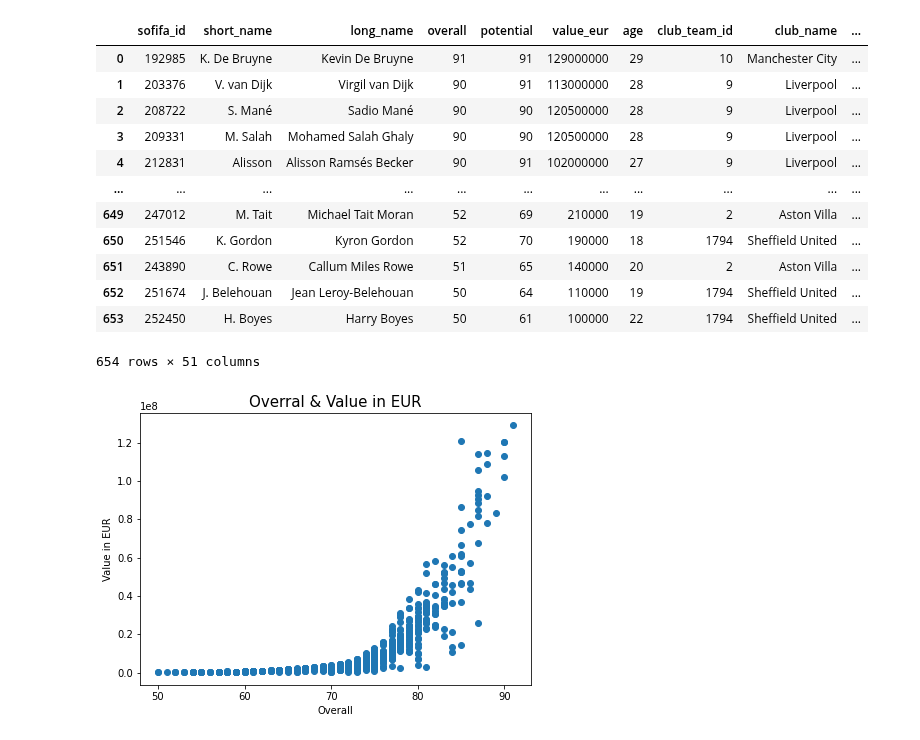
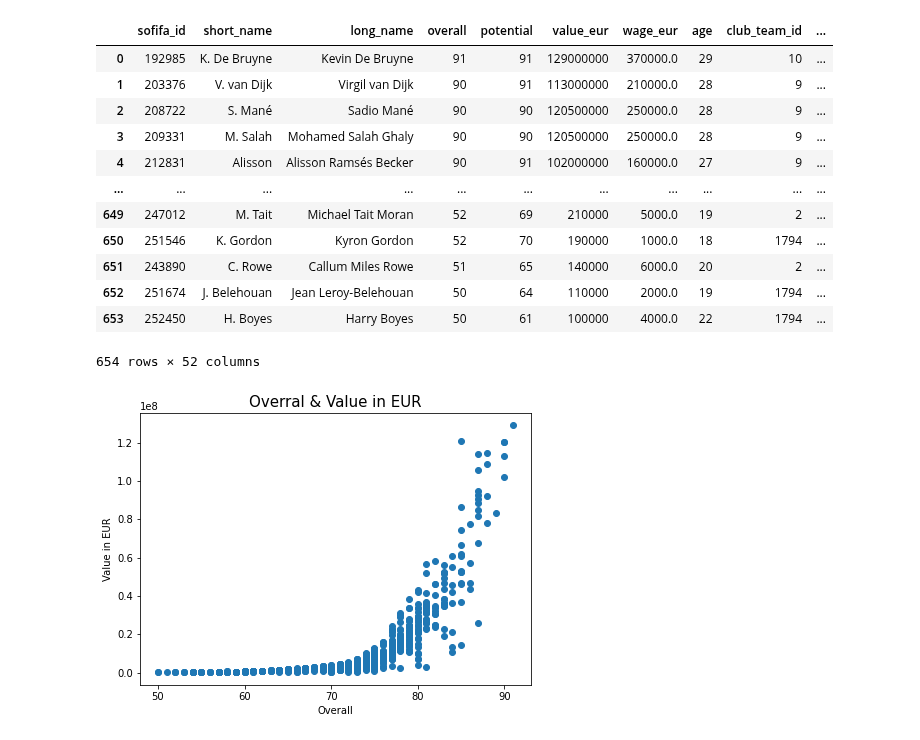
Before and after one commit to Giuliano99/Masterarbeit, a Jupyter notebook: Import Data.ipynb, the cells around one changed output. Cells and saved outputs as stored; diff of their text form; code cells hidden in the pictures.

```diff
--- a/Import Data.ipynb
+++ b/Import Data.ipynb
@@ -27,13 +29,15 @@ PL_21_22_xG = pd.read_csv('Data/other_years/E_21_22_xG.csv')
 PL_total = pd.concat([PL_18_19, PL_19_20, PL_20_21, PL_21_22])
 PL_total_xG = pd.concat([PL_18_19_xG, PL_19_20_xG, PL_20_21_xG, PL_21_22_xG])
 
+#remove unnecessary columns
 not_relevant_columns = ['BbOU','BbMx>2.5','BbAv>2.5','BbMx<2.5','B365>2.5','B365<2.5','P>2.5','P<2.5','Max>2.5','Max<2.5','Avg>2.5','Avg<2.5','BbAH','BbAHh','AHh','BbMxAHH','BbAvAHH','BbMxAHA','BbAvAHA','B365AHH','B365AHA','PAHH','PAHA','MaxAHH','MaxAHA','AvgAHH','AvgAHA','Time','MaxH','MaxD','MaxA','AvgH','AvgD','AvgA','B365CH','B365CD','B365CA','BWCH','BWCD','BWCA','IWCH','IWCD','IWCA','WHCH','WHCD','WHCA','VCCH','VCCD','VCCA','MaxCH','MaxCD','MaxCA','AvgCH','AvgCA','AvgCD','B365C>2.5','B365C<2.5','PC>2.5','PC<2.5','AHCh','B365CAHH','B365CAHA','PCAHH','PCAHA','MaxCAHH','MaxCAHA','AvgCAHH','AvgCAHA','BbAv<2.5','MaxC>2.5','MaxC<2.5','AvgC>2.5','AvgC<2.5']
 #reset index
 PL_total.drop( axis= 1, labels=not_relevant_columns, inplace=True)
 PL_total.reset_index(inplace=False, drop=True)
 PL_total['Date'] = pd.to_datetime(PL_total['Date'], dayfirst=True)
-#PL_total.replace('Man City', 'Manchester City', inplace=True)
+#update team names for merging
 PL_total.replace(['Man City', 'Man United', 'Cardiff', 'Leeds', 'Leicester','Newcastle', 'Norwich','Sheffield United'], ['Manchester City', 'Manchester Utd', 'Cardiff City', 'Leeds United', 'Leicester City','Newcastle Utd','Norwich City','Sheffield Utd'], inplace=True)
+PL_20_21.replace(['Man City', 'Man United', 'Cardiff', 'Leeds', 'Leicester','Newcastle', 'Norwich','Sheffield United'], ['Manchester City', 'Manchester Utd', 'Cardiff City', 'Leeds United', 'Leicester City','Newcastle Utd','Norwich City','Sheffield Utd'], inplace=True)
 
 #remove nan values and reset index
 PL_total_xG.drop(labels='Notes', axis=1, inplace=True)
@@ -47,9 +51,5 @@ PL_total_xG['ID'] = PL_total_xG['Date'].astype(str) + PL_total_xG ['Home'] + PL_
 #merge dataframes
 PL = pd.merge(PL_total, PL_total_xG, on='ID', how='left')
 
-
-#print (PL_total_xG.groupby(['Home']).mean())
-#print (PL_total.groupby(['HomeTeam']).mean())
-#PL_total
-PL
+PL_total
 # %% [output]
@@ -149,33 +119,34 @@ merged_gw_20_21
 # %%
 #import player ratings fifa
 players_fifa_21 = pd.read_csv('Data/2020-21/Players/players_fifa_21.csv')
 
 #delete not relevant information
-not_relevant_columns = ['player_positions','player_url','dob','wage_eur' , 'height_cm', 'weight_kg', 'league_level', 'club_loaned_from', 'club_joined', 'club_contract_valid_until', 'nationality_id', 'nationality_name', 'nation_team_id', 'nation_position', 'nation_jersey_number', 'preferred_foot', 'work_rate', 'body_type', 'real_face', 'release_clause_eur', 'player_tags', 'player_traits', 'goalkeeping_speed', 'ls','st','rs','lw','lf','cf','rf','rw','lam','cam','ram','lm','lcm','cm','rcm','rm','lwb','ldm','cdm','rdm','rwb','lb','lcb','cb','rcb','rb','gk','player_face_url','club_logo_url','club_flag_url','nation_logo_url', 'nation_flag_url','club_jersey_number','weak_foot','skill_moves','international_reputation']
+not_relevant_columns = ['player_positions','player_url','dob','height_cm', 'weight_kg', 'league_level', 'club_loaned_from', 'club_joined', 'club_contract_valid_until', 'nationality_id', 'nationality_name', 'nation_team_id', 'nation_position', 'nation_jersey_number', 'preferred_foot', 'work_rate', 'body_type', 'real_face', 'release_clause_eur', 'player_tags', 'player_traits', 'goalkeeping_speed', 'ls','st','rs','lw','lf','cf','rf','rw','lam','cam','ram','lm','lcm','cm','rcm','rm','lwb','ldm','cdm','rdm','rwb','lb','lcb','cb','rcb','rb','gk','player_face_url','club_logo_url','club_flag_url','nation_logo_url', 'nation_flag_url','club_jersey_number','weak_foot','skill_moves','international_reputation']
 players_fifa_21.drop( axis= 1, labels=not_relevant_columns, inplace=True)
 players_fifa_21.reset_index(inplace=False, drop=True)
 
 players_fifa_21.drop(players_fifa_21[players_fifa_21.league_name != 'English Premier League'].index, inplace=True)
 players_fifa_21.reset_index(inplace=True, drop=True)
 players_fifa_21 = players_fifa_21.astype({'value_eur':'int','club_team_id':'int'})
-#pd.to_numeric(players_fifa_21.value_eur)
+#update Team names for merge
+players_fifa_21.replace(['Wolverhampton Wanderers', 'Manchester United', 'West Bromwich Albion', 'West Ham United', 'Brighton & Hove Albion','Newcastle United', 'Tottenham Hotspur', 'Sheffield United'], ['Wolves', 'Manchester Utd', 'West Brom', 'West Ham', 'Brighton','Newcastle Utd', 'Tottenham', 'Sheffield Utd'], inplace=True)
 
 
 players_fifa_21
 # %% [output]
-|  | sofifa_id | short_name | long_name | overall | potential | value_eur | age | club_team_id | club_name | ... |
-| 0 | 192985 | K. De Bruyne | Kevin De Bruyne | 91 | 91 | 129000000 | 29 | 10 | Manchester City | ... |
-| 1 | 203376 | V. van Dijk | Virgil van Dijk | 90 | 91 | 113000000 | 28 | 9 | Liverpool | ... |
-| 2 | 208722 | S. Mané | Sadio Mané | 90 | 90 | 120500000 | 28 | 9 | Liverpool | ... |
-| 3 | 209331 | M. Salah | Mohamed Salah Ghaly | 90 | 90 | 120500000 | 28 | 9 | Liverpool | ... |
-| 4 | 212831 | Alisson | Alisson Ramsés Becker | 90 | 91 | 102000000 | 27 | 9 | Liverpool | ... |
+|  | sofifa_id | short_name | long_name | overall | potential | value_eur | wage_eur | age | club_team_id | ... |
+| 0 | 192985 | K. De Bruyne | Kevin De Bruyne | 91 | 91 | 129000000 | 370000.0 | 29 | 10 | ... |
+| 1 | 203376 | V. van Dijk | Virgil van Dijk | 90 | 91 | 113000000 | 210000.0 | 28 | 9 | ... |
+| 2 | 208722 | S. Mané | Sadio Mané | 90 | 90 | 120500000 | 250000.0 | 28 | 9 | ... |
+| 3 | 209331 | M. Salah | Mohamed Salah Ghaly | 90 | 90 | 120500000 | 250000.0 | 28 | 9 | ... |
+| 4 | 212831 | Alisson | Alisson Ramsés Becker | 90 | 91 | 102000000 | 160000.0 | 27 | 9 | ... |
 | ... | ... | ... | ... | ... | ... | ... | ... | ... | ... | ... |
-| 649 | 247012 | M. Tait | Michael Tait Moran | 52 | 69 | 210000 | 19 | 2 | Aston Villa | ... |
-| 650 | 251546 | K. Gordon | Kyron Gordon | 52 | 70 | 190000 | 18 | 1794 | Sheffield United | ... |
-| 651 | 243890 | C. Rowe | Callum Miles Rowe | 51 | 65 | 140000 | 20 | 2 | Aston Villa | ... |
-| 652 | 251674 | J. Belehouan | Jean Leroy-Belehouan | 50 | 64 | 110000 | 19 | 1794 | Sheffield United | ... |
-| 653 | 252450 | H. Boyes | Harry Boyes | 50 | 61 | 100000 | 22 | 1794 | Sheffield United | ... |
+| 649 | 247012 | M. Tait | Michael Tait Moran | 52 | 69 | 210000 | 5000.0 | 19 | 2 | ... |
+| 650 | 251546 | K. Gordon | Kyron Gordon | 52 | 70 | 190000 | 1000.0 | 18 | 1794 | ... |
+| 651 | 243890 | C. Rowe | Callum Miles Rowe | 51 | 65 | 140000 | 6000.0 | 20 | 2 | ... |
+| 652 | 251674 | J. Belehouan | Jean Leroy-Belehouan | 50 | 64 | 110000 | 2000.0 | 19 | 1794 | ... |
+| 653 | 252450 | H. Boyes | Harry Boyes | 50 | 61 | 100000 | 4000.0 | 22 | 1794 | ... |
-654 rows × 51 columns
+654 rows × 52 columns
 # %%
 #descriptive statistics fifa
 
```
Also changed, not shown: parts of 13 cells of this notebook.
